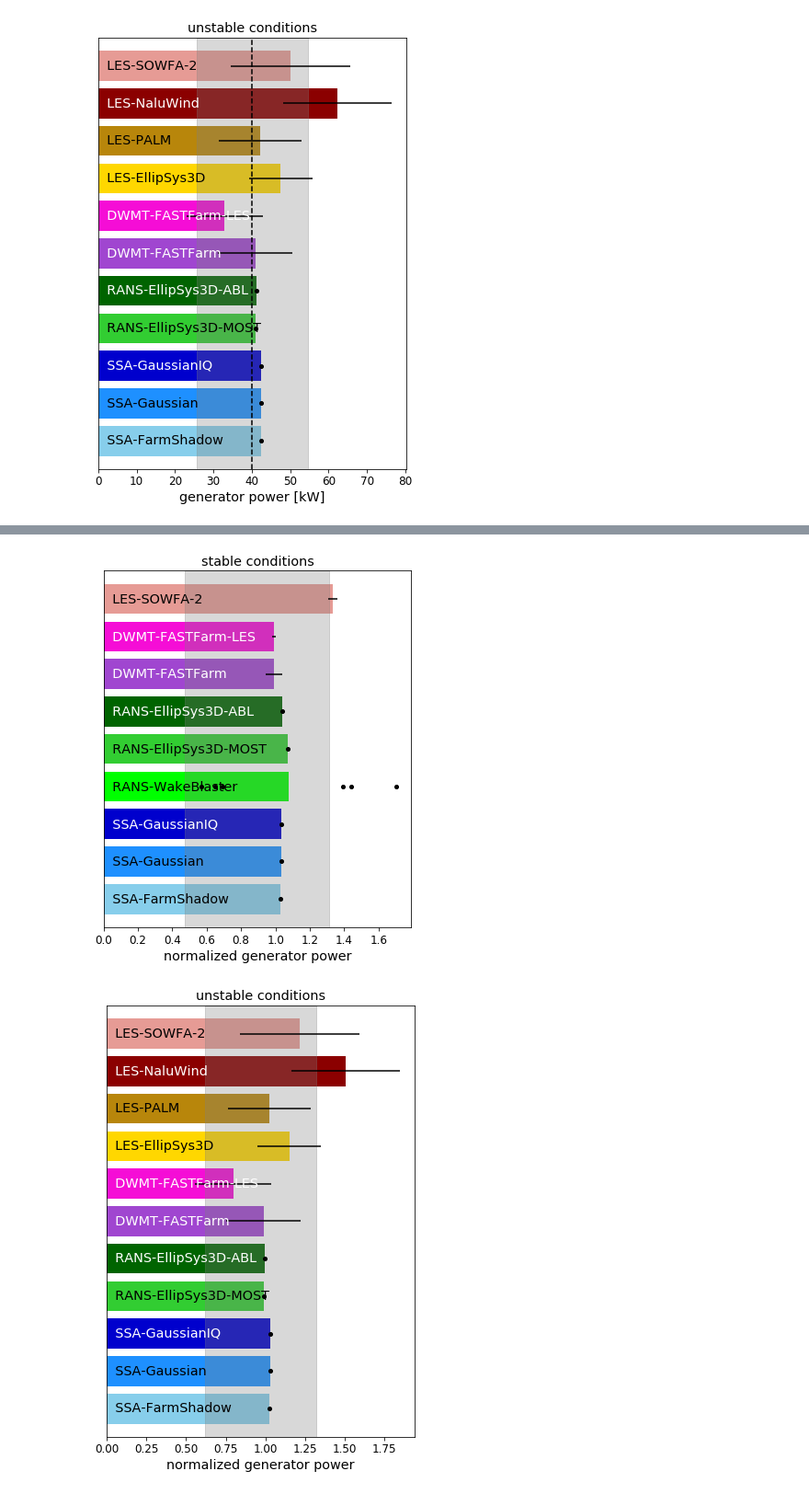
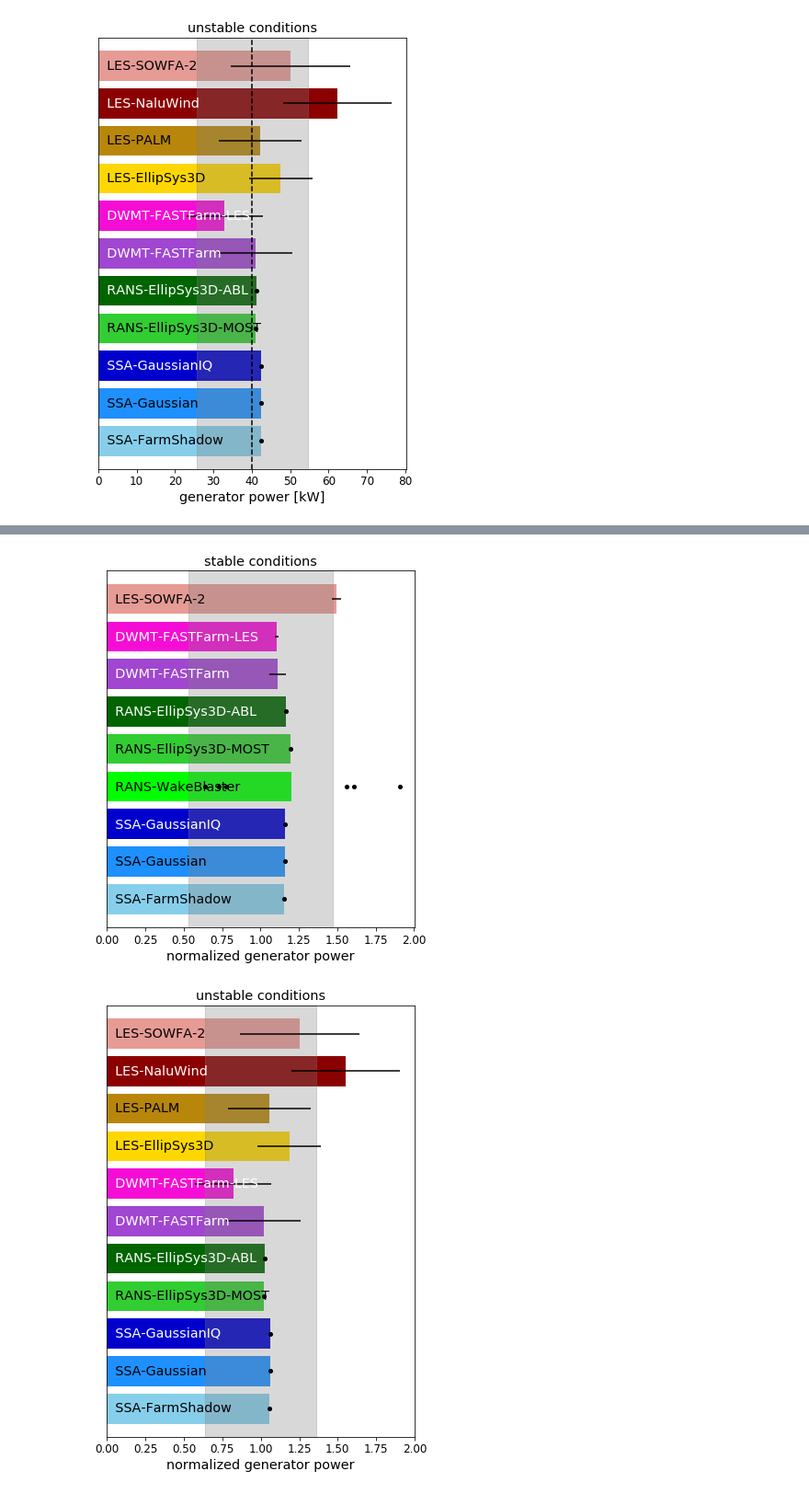
Before and after one commit to NREL/wakebench_swift, a Jupyter notebook: code/turbine_processing/2-compare_turbine_models.ipynb, the cells around one changed output, grey strips where cells are left out. Shown at 92% size. Cells and saved outputs as stored; diff of their text form; code cells hidden in the pictures.

Commit message:
Update GenPwr normalization by wt_data/measurements
instead of openfast results

```diff
--- a/code/turbine_processing/2-compare_turbine_models.ipynb
+++ b/code/turbine_processing/2-compare_turbine_models.ipynb
@@ -395,10 +395,11 @@ NREL_DEBNATH_LES unstable 50.157812780874835
 [figure]
 # %%
 # NORMALIZED generator power
-
 output = GenPwr
 
 for case in cases:
+
+    refmean = refdata[case].loc[output]['mean']
 
     avail = turbinedata[case]
     Nresults = len(avail.keys())
@@ -411,14 +412,14 @@ for case in cases:
                 # list of time histories of all quantities
                 mean = np.mean([df[output].mean() for df in data])  # mean of means
                 err = np.mean([df[output].std() for df in data])  # mean of stdevs
-                mean /= ref_power[case]
-                err /= ref_power[case]
+                mean /= refmean
+                err /= refmean
                 ax.barh(irow, mean, xerr=err, color=colors[name])
                 ax.text(0,irow, indent+final_labels[name], color=fontcolors[name],
                         verticalalignment='center', fontsize=labelsize, fontweight=weight)
             else:
                 # list of steady-state results
-                data = [df.loc[output]/ref_power[case] for df in data]
+                data = [df.loc[output]/refmean for df in data]
                 mean = np.mean(data)
                 ax.barh(irow, mean, color=colors[name])
                 ax.plot(data, len(data)*[irow], 'ko', markersize=4)
@@ -428,10 +429,9 @@ for case in cases:
             print(name,case,mean)
 
     # plot reference data as shaded region
-    refmean = refdata[case].loc[output]['mean'] / ref_power[case]
-    referr = refdata[case].loc[output]['stdev'] / ref_power[case]
+    normreferr = refdata[case].loc[output]['stdev'] / refmean
     #ax.axvline(refmean, color='k', ls='--')
-    ax.axvspan(refmean-referr, refmean+referr, color='0.5', alpha=0.3)
+    ax.axvspan(1-normreferr, 1+normreferr, color='0.5', alpha=0.3)
 
     # axes formatting
     ax.tick_params(axis='y',width=0,labelleft=False)
@@ -468,5 +468,5 @@ NREL_DEBNATH_LES unstable 1.2149870838766212
-[figure, old version]
+[figure, new version]
-[figure, old version]
+[figure, new version]
 # %%
 output = Thrust
 norm = 1000. # convert to N to kN
```
Also changed, not shown: parts of 1 cell of this notebook.
